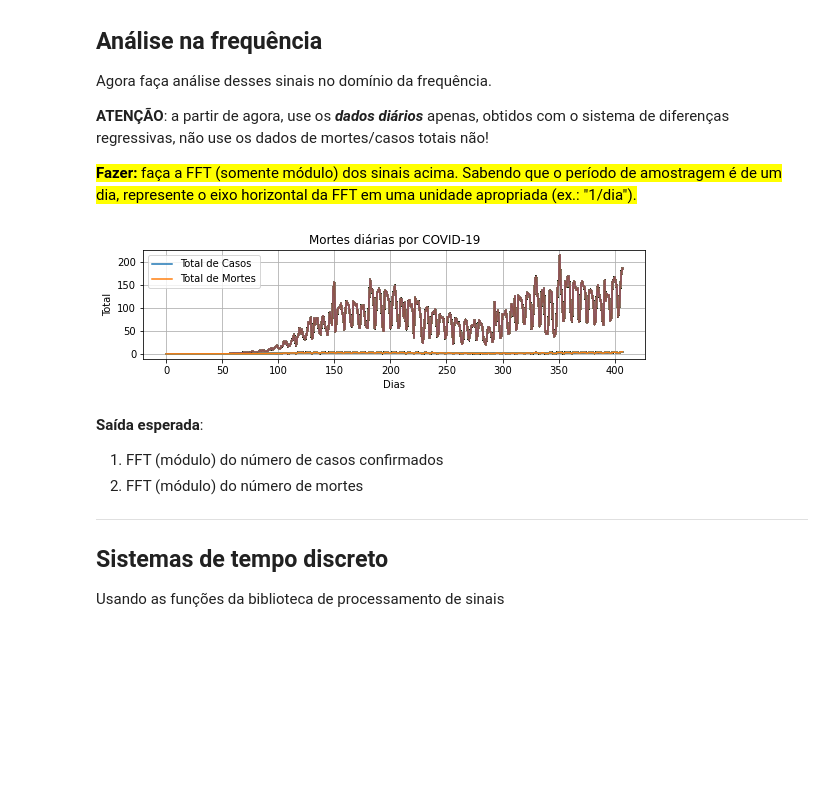
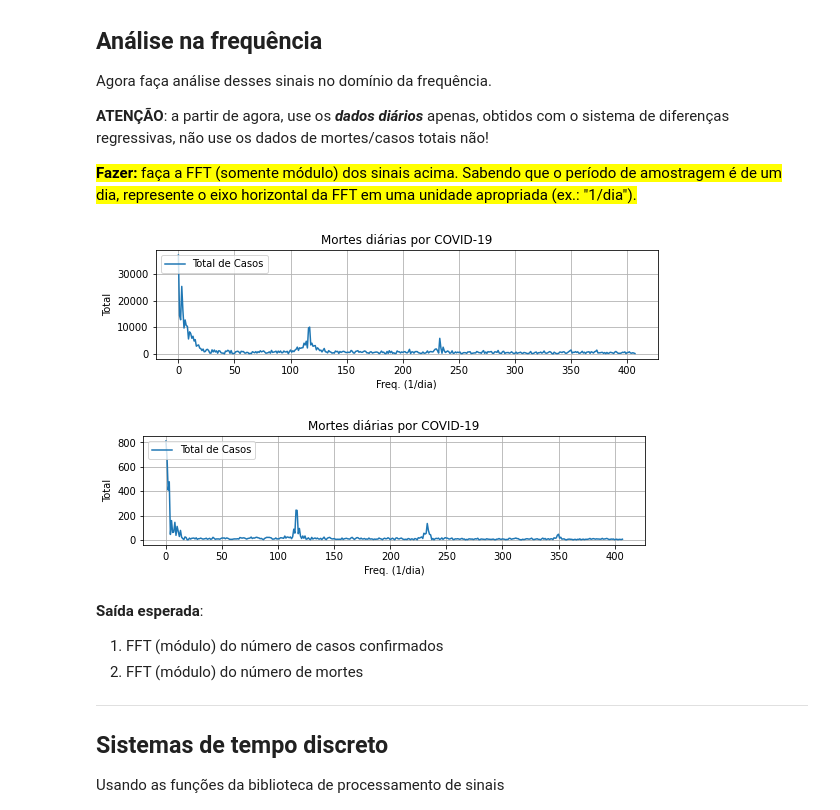
Before and after one commit to iurykischka/Proc.-de-sinais, a Jupyter notebook: Ex/Ex06_sistDiscretos(IURY).ipynb, the cells around one changed output. Cells and saved outputs as stored; diff of their text form; code cells hidden in the pictures; blank space fills up the shorter version.

```diff
--- a/Ex/Ex06_sistDiscretos(IURY).ipynb
+++ b/Ex/Ex06_sistDiscretos(IURY).ipynb
@@ -223,23 +222,34 @@ def fourier(x, t, Hz=False, dB=False, deg=False, Nfft=None):
 ### FIM DO CÓDIGO ###
 # %%
 ### SEU CÓDIGO COMEÇA AQUI ###
+y_brCas = y_brCas.reshape(-1)
+y_brMor = y_brMor.reshape(-1)
 
 mag_cas, pha_cas, f_cas = fourier(y_brCas, ty_brCas, Hz=True, dB=False, deg=False, Nfft=None); #gera o grafico da entrada em frequencia
 mag_mor, pha_mor, f_mor = fourier(y_brMor, ty_brMor, Hz=True, dB=False, deg=False, Nfft=None); #gera o grafico da entrada em frequencia
 
 plt.figure(figsize = (9,2))
 plt.plot(mag_cas)
+plt.title("Mortes diárias por COVID-19")
+plt.ylabel("Total")
+plt.xlabel("Freq. (1/dia)")
+plt.legend(["Total de Casos","Total de Mortes"], loc=2)
+plt.grid(1);
+
+
+plt.figure(figsize = (9,2))
 plt.plot(mag_mor)
 plt.title("Mortes diárias por COVID-19")
 plt.ylabel("Total")
-plt.xlabel("Dias")
+plt.xlabel("Freq. (1/dia)")
 plt.legend(["Total de Casos","Total de Mortes"], loc=2)
 plt.grid(1);
 
 
 ### FIM DO CÓDIGO ###
 # %% [output]
-[figure, old version]
+[figure, new version]
+[figure, added]
 # %% [markdown]
 **Saída esperada**:
 1. FFT (módulo) do número de casos confirmados
```
Also changed, not shown: parts of 9 cells of this notebook.
